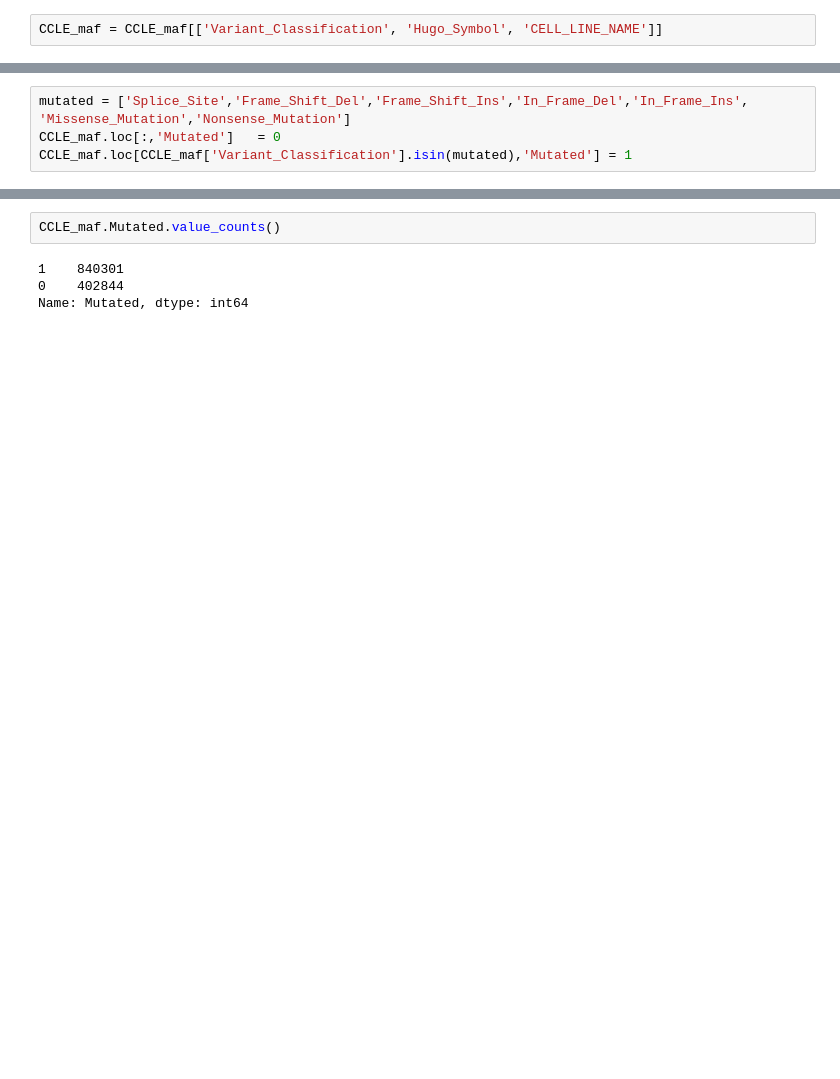
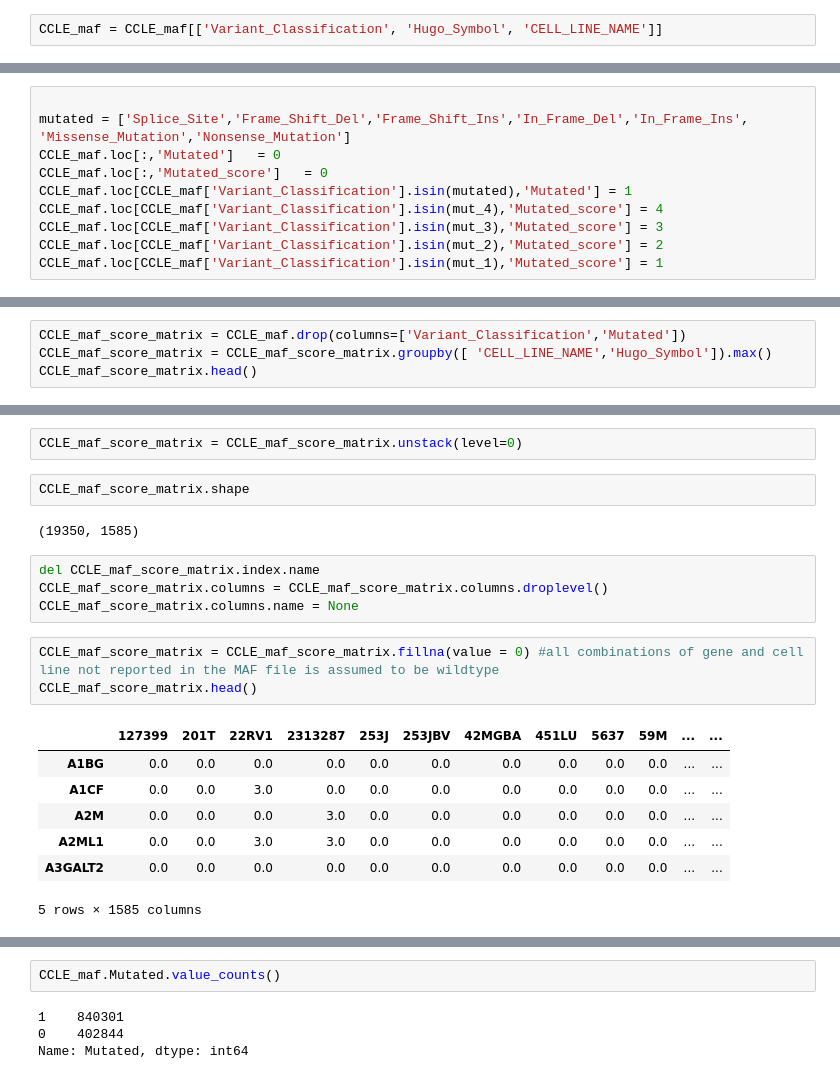
Before and after one commit to auriml/gen_drug, a Jupyter notebook: gen_drug_preprocessing.ipynb, the cells around one changed output, grey strips where cells are left out. Cells and saved outputs as stored; diff of their text form; blank space fills up the shorter version.

Commit message:
Generated matrices of mutations scored by biological severity for both TCGA and CCLE samples

```diff
--- a/gen_drug_preprocessing.ipynb
+++ b/gen_drug_preprocessing.ipynb
@@ -221,4 +234,10 @@ CCLE_maf = CCLE_maf[['Variant_Classification', 'Hugo_Symbol', 'CELL_LINE_NAME']]
 # %%
+
 mutated = ['Splice_Site','Frame_Shift_Del','Frame_Shift_Ins','In_Frame_Del','In_Frame_Ins', 'Missense_Mutation','Nonsense_Mutation']
 CCLE_maf.loc[:,'Mutated']   = 0
+CCLE_maf.loc[:,'Mutated_score']   = 0
 CCLE_maf.loc[CCLE_maf['Variant_Classification'].isin(mutated),'Mutated'] = 1
+CCLE_maf.loc[CCLE_maf['Variant_Classification'].isin(mut_4),'Mutated_score'] = 4
+CCLE_maf.loc[CCLE_maf['Variant_Classification'].isin(mut_3),'Mutated_score'] = 3
+CCLE_maf.loc[CCLE_maf['Variant_Classification'].isin(mut_2),'Mutated_score'] = 2
+CCLE_maf.loc[CCLE_maf['Variant_Classification'].isin(mut_1),'Mutated_score'] = 1
@@ -224,0 +252,4 @@ CCLE_maf.loc[CCLE_maf['Variant_Classification'].isin(mutated),'Mutated'] = 1
+# %%
+CCLE_maf_score_matrix = CCLE_maf.drop(columns=['Variant_Classification','Mutated'])
+CCLE_maf_score_matrix = CCLE_maf_score_matrix.groupby([ 'CELL_LINE_NAME','Hugo_Symbol']).max()
+CCLE_maf_score_matrix.head()
@@ -224,0 +264,21 @@ CCLE_maf.loc[CCLE_maf['Variant_Classification'].isin(mutated),'Mutated'] = 1
+# %%
+CCLE_maf_score_matrix = CCLE_maf_score_matrix.unstack(level=0)
+# %%
+CCLE_maf_score_matrix.shape
+# %% [output]
+(19350, 1585)
+# %%
+del CCLE_maf_score_matrix.index.name
+CCLE_maf_score_matrix.columns = CCLE_maf_score_matrix.columns.droplevel()
+CCLE_maf_score_matrix.columns.name = None
+# %%
+CCLE_maf_score_matrix = CCLE_maf_score_matrix.fillna(value = 0) #all combinations of gene and cell line not reported in the MAF file is assumed to be wildtype
+CCLE_maf_score_matrix.head()
+# %% [output]
+|  | 127399 | 201T | 22RV1 | 2313287 | 253J | 253JBV | 42MGBA | 451LU | 5637 | 59M | ... | ... |
+| A1BG | 0.0 | 0.0 | 0.0 | 0.0 | 0.0 | 0.0 | 0.0 | 0.0 | 0.0 | 0.0 | ... | ... |
+| A1CF | 0.0 | 0.0 | 3.0 | 0.0 | 0.0 | 0.0 | 0.0 | 0.0 | 0.0 | 0.0 | ... | ... |
+| A2M | 0.0 | 0.0 | 0.0 | 3.0 | 0.0 | 0.0 | 0.0 | 0.0 | 0.0 | 0.0 | ... | ... |
+| A2ML1 | 0.0 | 0.0 | 3.0 | 3.0 | 0.0 | 0.0 | 0.0 | 0.0 | 0.0 | 0.0 | ... | ... |
+| A3GALT2 | 0.0 | 0.0 | 0.0 | 0.0 | 0.0 | 0.0 | 0.0 | 0.0 | 0.0 | 0.0 | ... | ... |
+5 rows × 1585 columns
```
Also changed, not shown: parts of 29 cells of this notebook.
